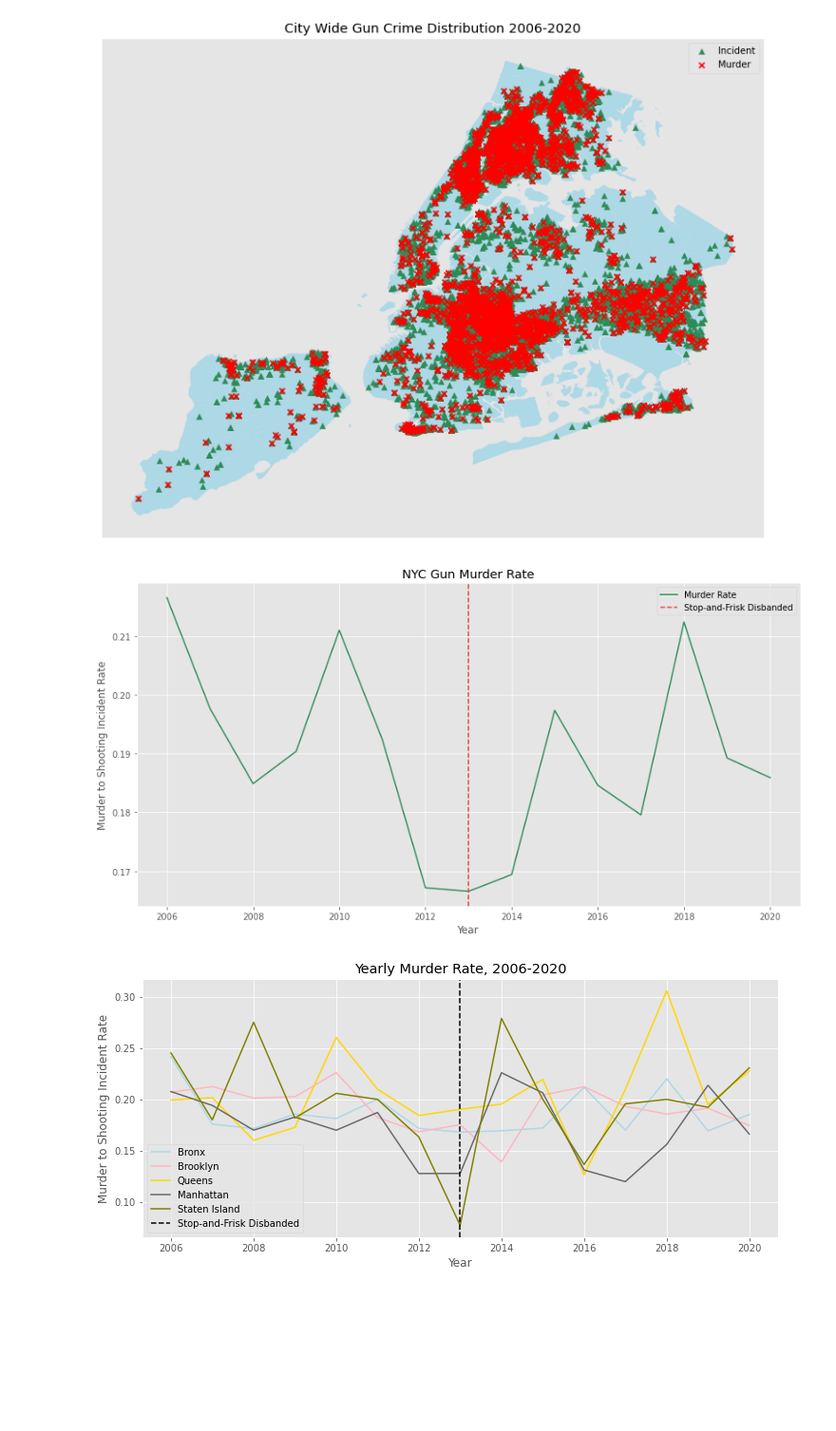
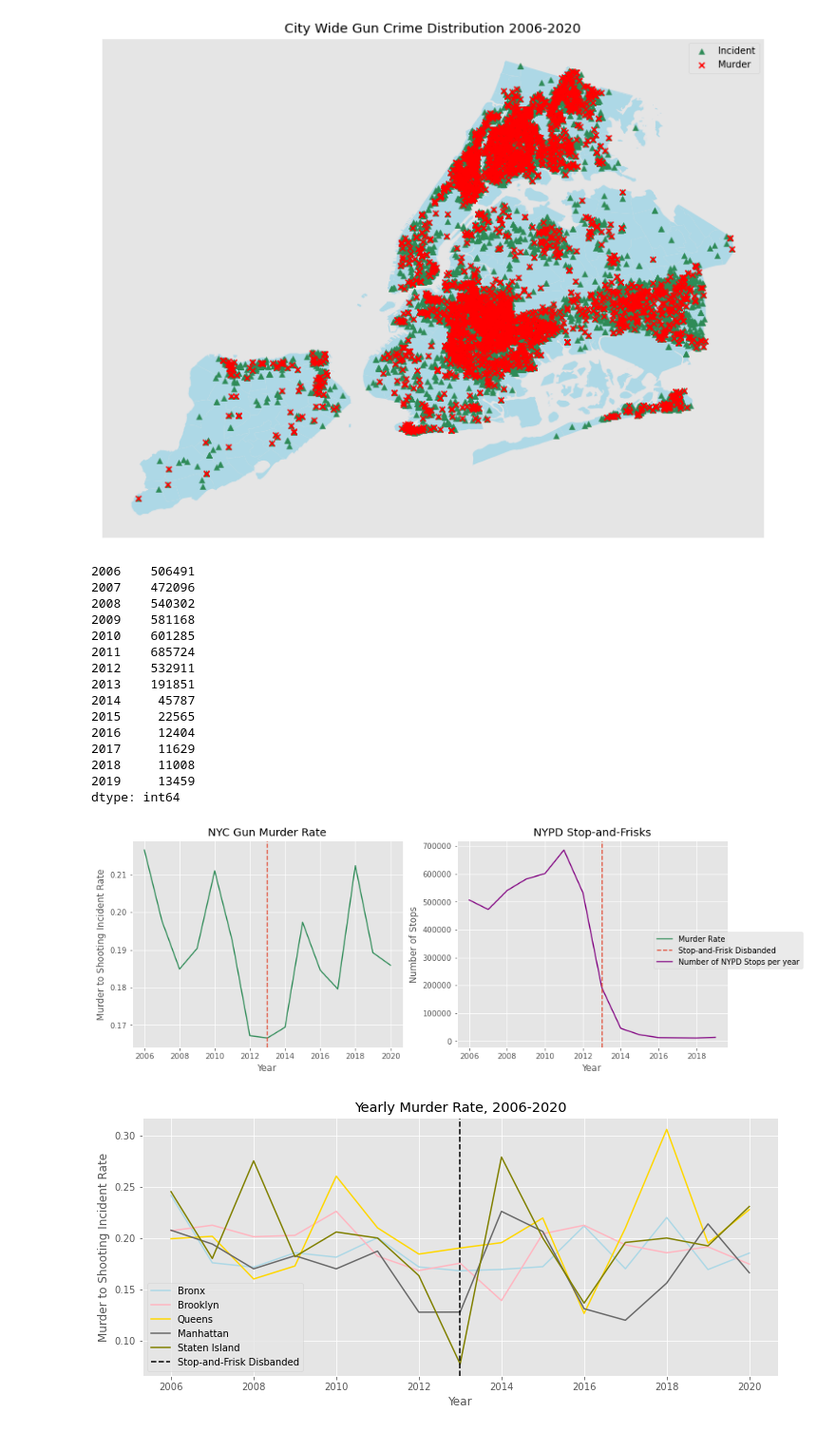
Before and after one commit to sashasabater/nyc-gun-violence, a Jupyter notebook: notebooks/EDA_STATS.ipynb, the cells around one changed output. Shown at 95% size. Cells and saved outputs as stored; diff of their text form; code cells hidden in the pictures; blank space fills up the shorter version.

```diff
--- a/notebooks/nypd.ipynb
+++ b/notebooks/EDA_STATS.ipynb
@@ -120,6 +120,26 @@ total_incidents_by_year = np.array(total_incidents_by_year)
 rate_of_murder = total_deaths_by_year / total_incidents_by_year
 # %%
 murder_rate = pd.Series(rate_of_murder, index=range(2006, 2021))
+# %%
+####total number of nypd stops from 2006-2020 taken from NYCLU website/NYPD HISTORICAL STOPS DATA:
+stops = pd.Series([506491,472096,540302, 581168, 601285, 685724, 532911, 191851, 45787, 22565, 12404, 11629, 11008, 13459],
+                  index=range(2006, 2020))
+# %% [output]
+2006    506491
+2007    472096
+2008    540302
+2009    581168
+2010    601285
+2011    685724
+2012    532911
+2013    191851
+2014     45787
+2015     22565
+2016     12404
+2017     11629
+2018     11008
+2019     13459
+dtype: int64
 # %%
 #initializing a dataframe for yearly stats
 yearly = pd.DataFrame(murder_rate, columns = ['murder_rate'])
@@ -127,16 +147,23 @@ yearly = pd.DataFrame(murder_rate, columns = ['murder_rate'])
 yearly['total_deaths'] = total_deaths_by_year
 yearly['total_incidents_by_year'] = total_incidents_by_year
 # %%
-fig, ax = plt.subplots(figsize=(14, 7))
-ax.plot(yearly.index, yearly.murder_rate, color='seagreen', label='Murder Rate')
-ax.axvline(2013, linestyle = '--', label = 'Stop-and-Frisk Disbanded')
-ax.set_title('NYC Gun Murder Rate')
-ax.set_xlabel('Year')
-ax.set_ylabel('Murder to Shooting Incident Rate')
-plt.savefig('../images/Murder-Rate.png')
-ax.legend();
+fig, axs = plt.subplots(1,2, figsize=(14, 5))
+axs[0].plot(yearly.index, yearly.murder_rate, color='seagreen', label='Murder Rate')
+axs[0].axvline(2013, linestyle = '--', label = 'Stop-and-Frisk Disbanded')
+axs[0].set_title('NYC Gun Murder Rate')
+axs[0].set_xlabel('Year')
+axs[0].set_ylabel('Murder to Shooting Incident Rate')
+
+axs[1].plot(stops.index, stops, color = 'purple', label = 'Number of NYPD Stops per year')
+axs[1].axvline(2013, linestyle = '--')
+axs[1].set_ylabel('Number of Stops')
+axs[1].set_xlabel('Year')
+axs[1].set_title('NYPD Stop-and-Frisks')
+fig.legend(loc='center right')
+fig.tight_layout
+plt.savefig('../images/murder-stop-rate.png');
 # %% [output]
-[figure, old version]
+[figure, new version]
 # %%
 #calculates borough murder rate by year
 def kill_stat(df, df_k):
```
Also changed, not shown: parts of 44 cells of this notebook, 1 other file.
